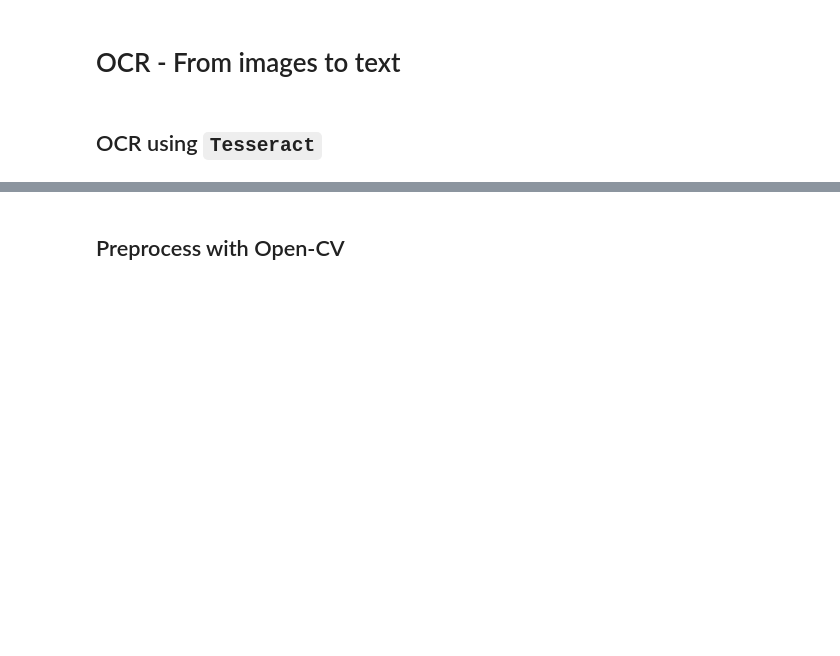
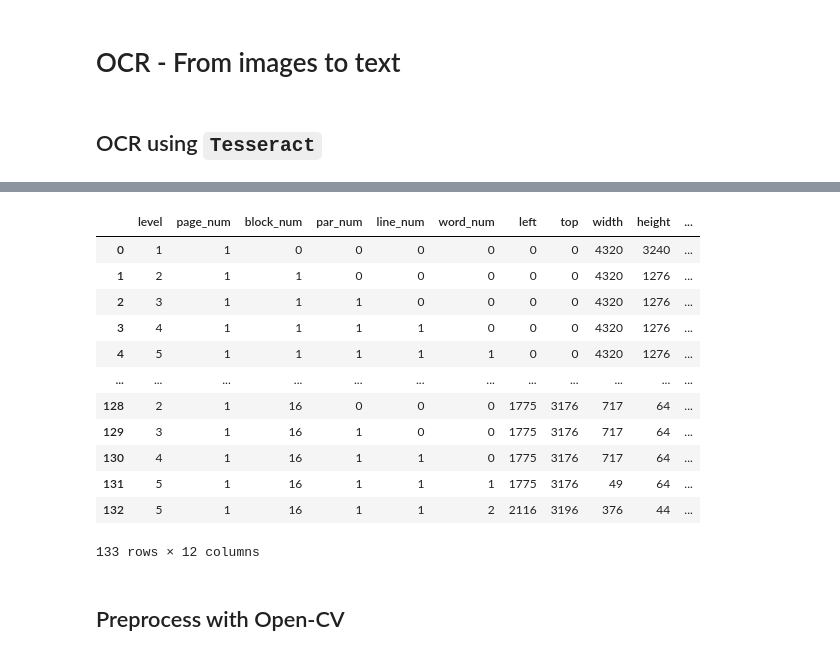
Before and after one commit to CDS-AU-DK/cds-language, a Jupyter notebook: notebooks/session12_inclass_rdkm.ipynb, the cells around one changed output, grey strips where cells are left out. Cells and saved outputs as stored; diff of their text form; code cells hidden in the pictures; blank space fills up the shorter version.

```diff
--- a/notebooks/session12_inclass_rdkm.ipynb
+++ b/notebooks/session12_inclass_rdkm.ipynb
@@ -82,3 +105,20 @@ def regex_clean(string):
+# %%
+df = pytesseract.image_to_data(filepath, output_type='data.frame')
+df
+# %% [output]
+|  | level | page_num | block_num | par_num | line_num | word_num | left | top | width | height | ... |
+| 0 | 1 | 1 | 0 | 0 | 0 | 0 | 0 | 0 | 4320 | 3240 | ... |
+| 1 | 2 | 1 | 1 | 0 | 0 | 0 | 0 | 0 | 4320 | 1276 | ... |
+| 2 | 3 | 1 | 1 | 1 | 0 | 0 | 0 | 0 | 4320 | 1276 | ... |
+| 3 | 4 | 1 | 1 | 1 | 1 | 0 | 0 | 0 | 4320 | 1276 | ... |
+| 4 | 5 | 1 | 1 | 1 | 1 | 1 | 0 | 0 | 4320 | 1276 | ... |
+| ... | ... | ... | ... | ... | ... | ... | ... | ... | ... | ... | ... |
+| 128 | 2 | 1 | 16 | 0 | 0 | 0 | 1775 | 3176 | 717 | 64 | ... |
+| 129 | 3 | 1 | 16 | 1 | 0 | 0 | 1775 | 3176 | 717 | 64 | ... |
+| 130 | 4 | 1 | 16 | 1 | 1 | 0 | 1775 | 3176 | 717 | 64 | ... |
+| 131 | 5 | 1 | 16 | 1 | 1 | 1 | 1775 | 3176 | 49 | 64 | ... |
+| 132 | 5 | 1 | 16 | 1 | 1 | 2 | 2116 | 3196 | 376 | 44 | ... |
+133 rows × 12 columns
 # %% [markdown]
 ## Preprocess with Open-CV
 # %% [markdown]
```
Also changed, not shown: parts of 17 cells of this notebook.
